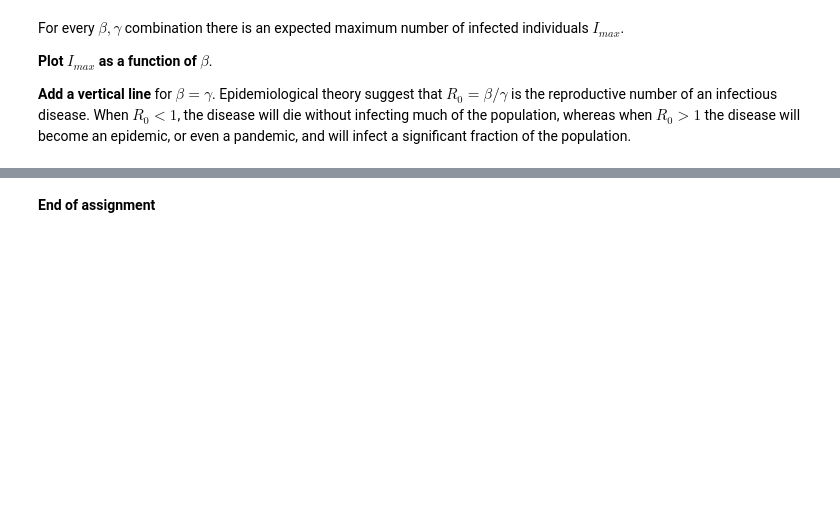
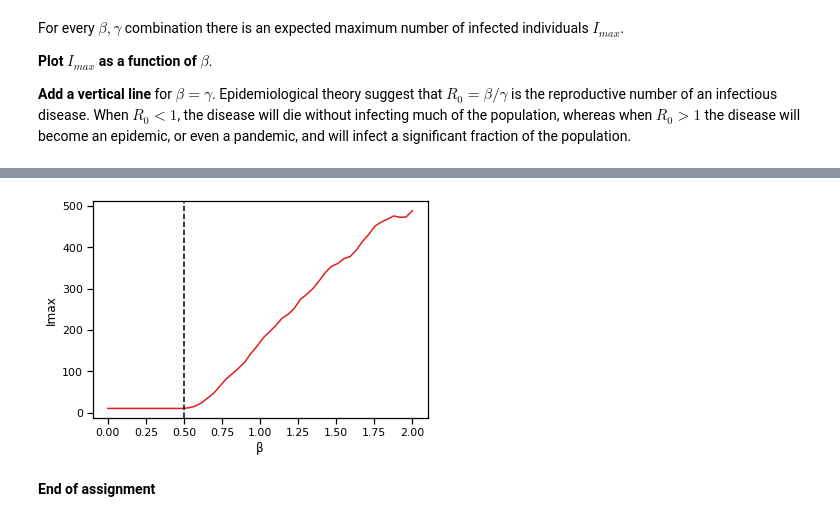
Before and after one commit to stavshem/SciComPy, a Jupyter notebook: assignments/A4.ipynb, the cells around one changed output, grey strips where cells are left out. Cells and saved outputs as stored; diff of their text form; code cells hidden in the pictures; blank space fills up the shorter version.

```diff
--- a/assignments/A4.ipynb
+++ b/assignments/A4.ipynb
@@ -191,2 +201,18 @@ Epidemiological theory suggest that $R_0=\beta/\gamma$ is the reproductive numbe
+# %%
+beta_values = np.linspace(0, 2, 50)
+Imax_values = []
+
+for beta in beta_values:
+    SIR = simulation(SIR0, beta, γ, 30, 100)
+    Imax_values.append(SIR[:,:,1].mean(axis=0).max())
+
+plt.plot(beta_values, Imax_values)
+
+plt.axvline(x=𝛾, color='black', linestyle='dashed');
+
+plt.xlabel('β')
+plt.ylabel('Imax');
+# %% [output]
+[figure, added]
 # %% [markdown]
 **End of assignment**
```
Also changed, not shown: parts of 16 cells of this notebook.
